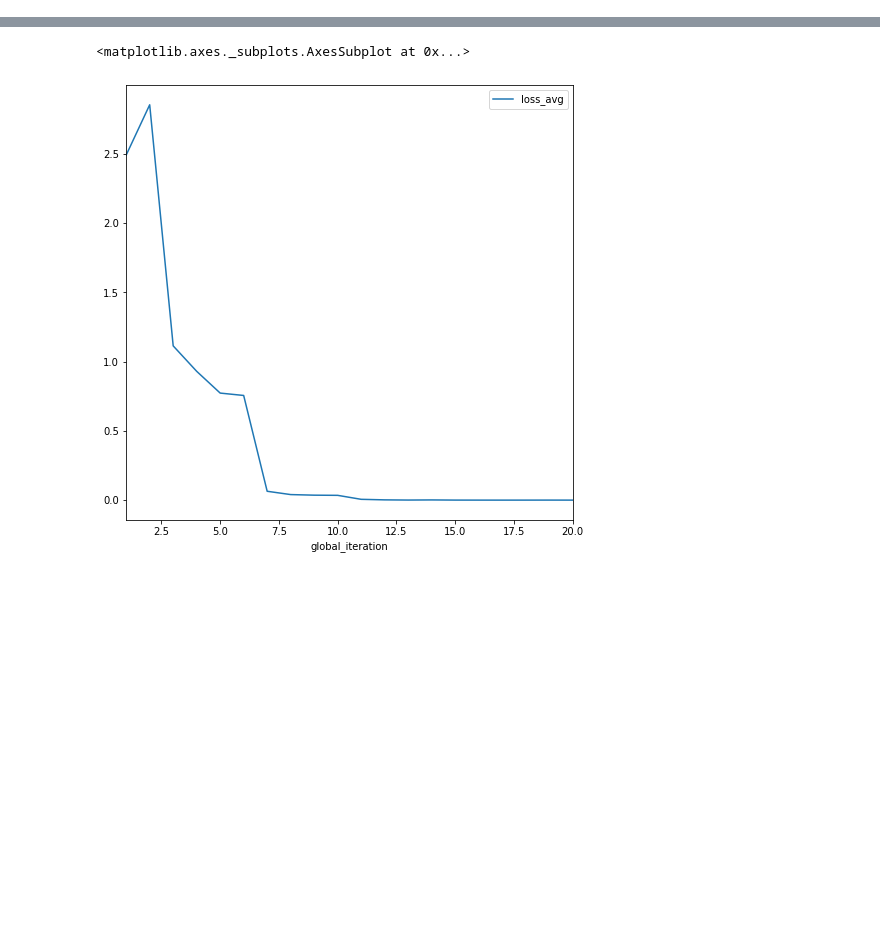
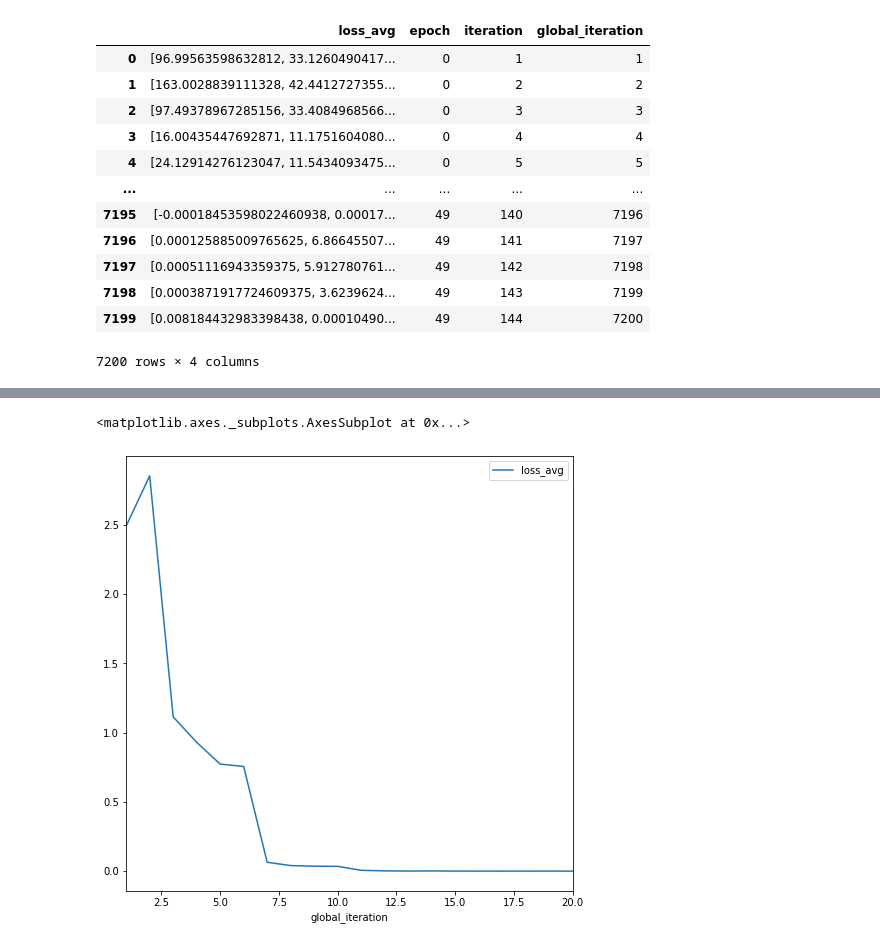
Before and after one commit to YoumiMa/TablERT, a Jupyter notebook: loss_visualization.ipynb, the cells around one changed output, grey strips where cells are left out. Cells and saved outputs as stored; diff of their text form; code cells hidden in the pictures; blank space fills up the shorter version.

```diff
--- a/loss_visualization.ipynb
+++ b/loss_visualization.ipynb
@@ -19,0 +20,20 @@ train_loss, train_avg_loss, val_df = read_loss('data/log_toy/conll04_tf_ner_10/2
+# %%
+loss = pd.DataFrame([eval(t) for t in train_avg_loss['loss_avg']], columns=['total_loss', 'entity_loss', 'rel_loss'])
+
+del train_avg_loss['loss_avg']
+
+train_avg_loss = pd.concat([train_avg_loss, loss], axis=1)
+# %% [output]
+|  | loss_avg | epoch | iteration | global_iteration |
+| 0 | [96.99563598632812, 33.1260490417... | 0 | 1 | 1 |
+| 1 | [163.0028839111328, 42.4412727355... | 0 | 2 | 2 |
+| 2 | [97.49378967285156, 33.4084968566... | 0 | 3 | 3 |
+| 3 | [16.00435447692871, 11.1751604080... | 0 | 4 | 4 |
+| 4 | [24.12914276123047, 11.5434093475... | 0 | 5 | 5 |
+| ... | ... | ... | ... | ... |
+| 7195 | [-0.00018453598022460938, 0.00017... | 49 | 140 | 7196 |
+| 7196 | [0.000125885009765625, 6.86645507... | 49 | 141 | 7197 |
+| 7197 | [0.00051116943359375, 5.912780761... | 49 | 142 | 7198 |
+| 7198 | [0.0003871917724609375, 3.6239624... | 49 | 143 | 7199 |
+| 7199 | [0.008184432983398438, 0.00010490... | 49 | 144 | 7200 |
+7200 rows × 4 columns
```
Also changed, not shown: parts of 4 cells of this notebook.
